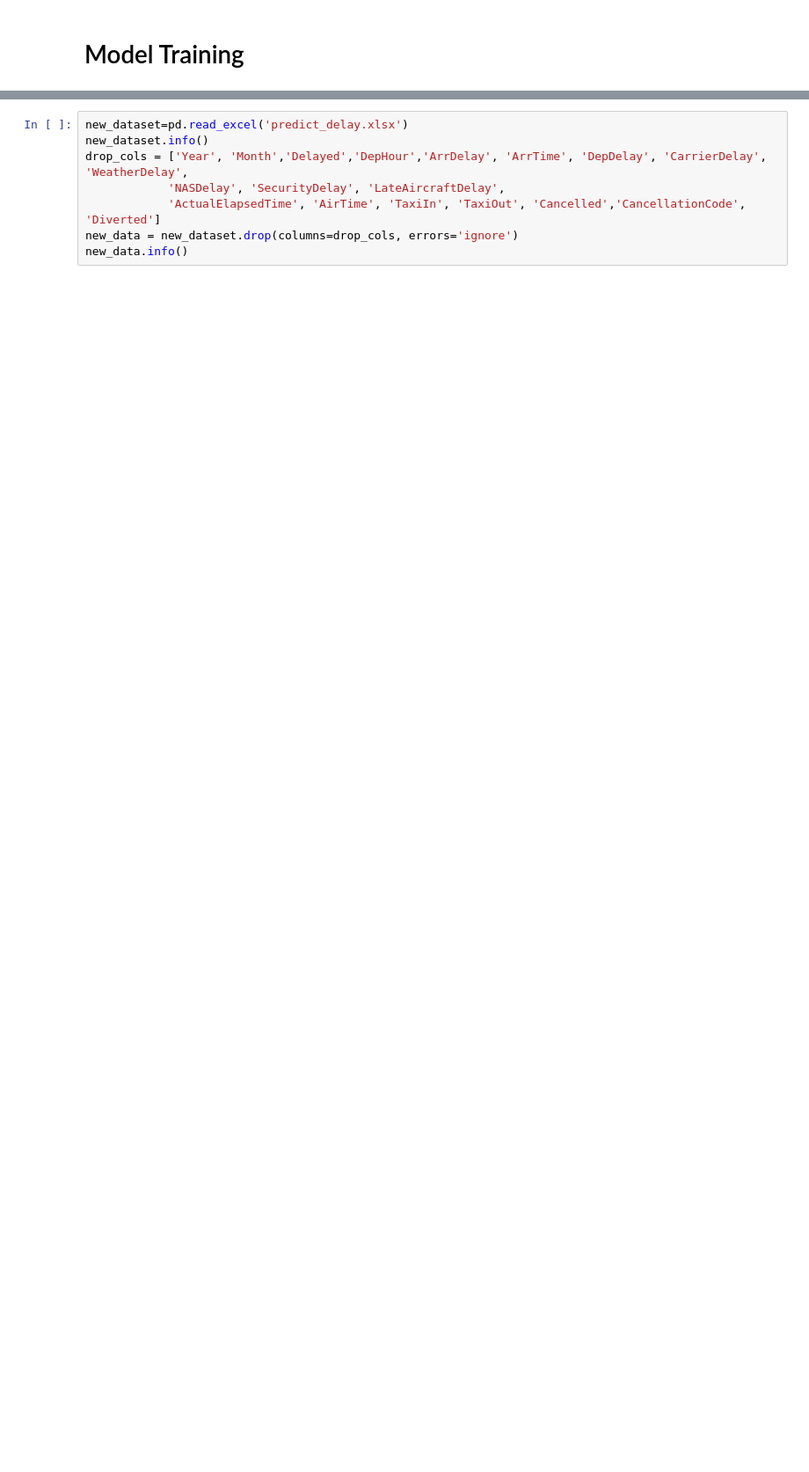
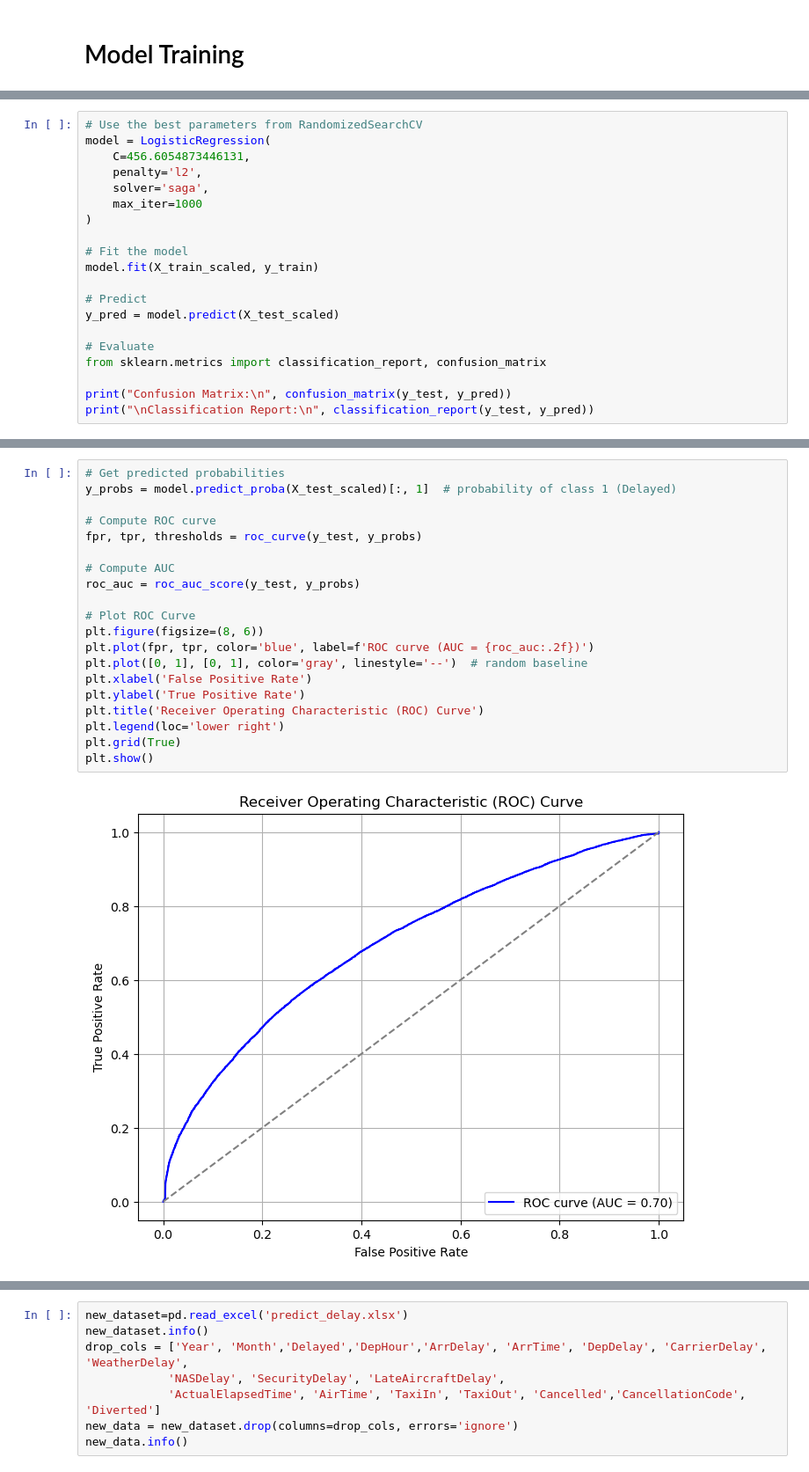
Before and after one commit to WatsonWBlair/Scalable_G6, a Jupyter notebook: classifiers/logistic_regression_four_years.ipynb, the cells around one changed output, grey strips where cells are left out. Shown at 88% size. Saved outputs shown, nothing was run; the diff lists cells and outputs as text; blank space fills up the shorter version.

```diff
--- a/classifiers/logistic_regression_four_years.ipynb
+++ b/classifiers/logistic_regression_four_years.ipynb
@@ -929,0 +1103,20 @@ weighted avg       0.66      0.66      0.66     31480
+# %%
+# Use the best parameters from RandomizedSearchCV
+model = LogisticRegression(
+    C=456.6054873446131,
+    penalty='l2',
+    solver='saga',
+    max_iter=1000
+)
+
+# Fit the model
+model.fit(X_train_scaled, y_train)
+
+# Predict
+y_pred = model.predict(X_test_scaled)
+
+# Evaluate
+from sklearn.metrics import classification_report, confusion_matrix
+
+print("Confusion Matrix:\n", confusion_matrix(y_test, y_pred))
+print("\nClassification Report:\n", classification_report(y_test, y_pred))
@@ -930,3 +1137,25 @@ weighted avg       0.66      0.66      0.66     31480
+# %%
+# Get predicted probabilities
+y_probs = model.predict_proba(X_test_scaled)[:, 1]  # probability of class 1 (Delayed)
+
+# Compute ROC curve
+fpr, tpr, thresholds = roc_curve(y_test, y_probs)
+
+# Compute AUC
+roc_auc = roc_auc_score(y_test, y_probs)
+
+# Plot ROC Curve
+plt.figure(figsize=(8, 6))
+plt.plot(fpr, tpr, color='blue', label=f'ROC curve (AUC = {roc_auc:.2f})')
+plt.plot([0, 1], [0, 1], color='gray', linestyle='--')  # random baseline
+plt.xlabel('False Positive Rate')
+plt.ylabel('True Positive Rate')
+plt.title('Receiver Operating Characteristic (ROC) Curve')
+plt.legend(loc='lower right')
+plt.grid(True)
+plt.show()
+# %% [output]
+[figure, added]
 # %%
 target = df_combined['Delayed']
 
```
Also changed, not shown: parts of 14 cells of this notebook.
